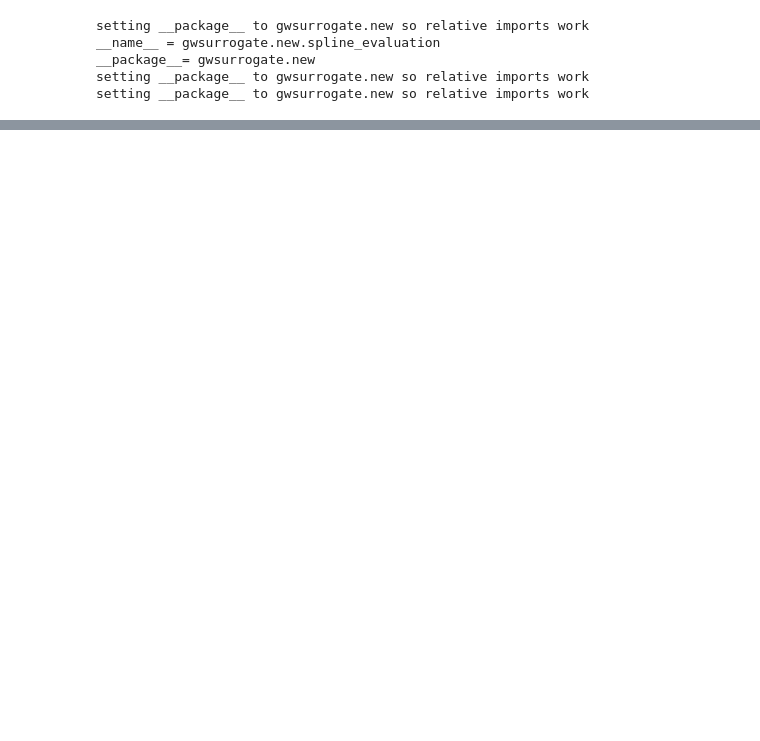
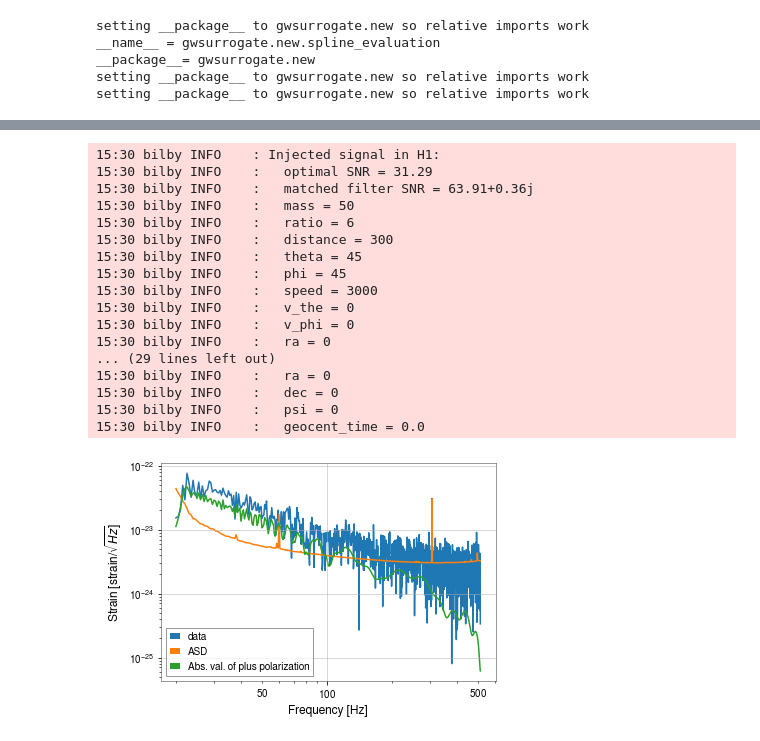
Before and after one commit to hemantaph/bilby, a Jupyter notebook: center of mass/testWaVel.ipynb, the cells around one changed output, grey strips where cells are left out. Cells and saved outputs as stored; diff of their text form; code cells hidden in the pictures; blank space fills up the shorter version.

```diff
--- a/center of mass/testWaVel.ipynb
+++ b/center of mass/testWaVel.ipynb
@@ -19,11 +27,3 @@ __name__ = gwsurrogate.new.spline_evaluation
 __package__= gwsurrogate.new
 setting __package__ to gwsurrogate.new so relative imports work
 setting __package__ to gwsurrogate.new so relative imports work
-# %%
-q = 1.5
-chiA = [0,0,0]
-chiB = [0,0,0]
-times = np.array([-1000, -500])
-f_low = 0
-sur = gwsurrogate.LoadSurrogate('NRHybSur3dq8')
-t, h, dyn = sur(q, chiA, chiB, times=times, f_low=f_low)
@@ -355,11 +36,14 @@ duration = 2.0
 geocent_time = 0.0
 start_time = geocent_time - duration + 0.02
 # %%
+# Load the surrogate model
+surrogate = gwsurrogate.LoadSurrogate('NRHybSur3dq8')
+
 # Define the time-domain model
 def moving_bbh(times, mass, ratio, distance, theta, phi, speed, v_the, v_phi):
 
-    arg_ = {'M_':mass, 'q_':ratio, 'dis_':distance, 'the_':theta, 'phi_':phi, 'v_mag_':speed, 'v_the_':v_the, 'v_phi':v_phi, 'times_':times}
-    fplus = Fn(**arg_)
+    arg_ = {'surrogate_':surrogate,'M_':mass, 'q_':ratio, 'dis_':distance, 'the_':theta, 'phi_':phi, 'v_mag_':speed, 'v_the_':v_the, 'v_phi_':v_phi, 'times_':times}
+    fplus = WaVel.Fn(**arg_)
     h_plus = fplus.WaVe()[0]
     h_cross = fplus.WaVe()[1]
 
@@ -368,8 +76,8 @@ def moving_bbh(times, mass, ratio, distance, theta, phi, speed, v_the, v_phi):
 # Define parameters to inject
 injection_parameters = dict(mass=50, ratio=6, distance=300, theta=45, phi=45, speed=3000, v_the=0, v_phi=0, ra=0, dec=0, psi=0, geocent_time=geocent_time)
 # Generate model with waveform_generator
-waveform = bilby.gw.waveform_generator.WaveformGenerator(sampling_frequency=sampling_frequency, duration=duration, time_domain_source_model=moving_bbh, start_time=start_time)
+waveform_generator = bilby.gw.waveform_generator.WaveformGenerator(sampling_frequency=sampling_frequency, duration=duration, time_domain_source_model=moving_bbh, start_time=start_time)
 # Inject signal into ifos
 ifos = bilby.gw.detector.InterferometerList(['H1', 'L1', 'V1'])
 ifos.set_strain_data_from_power_spectral_densities(sampling_frequency=sampling_frequency, duration=duration, start_time=start_time)
-ifos.inject_signal(waveform_generator=waveform, parameters=injection_parameters)
+ifos.inject_signal(waveform_generator=waveform_generator, parameters=injection_parameters)
@@ -376,3 +119,49 @@ ifos.inject_signal(waveform_generator=waveform, parameters=injection_parameters)
+# %%
+injection = ifos.inject_signal(waveform_generator=waveform_generator,
+                   parameters=injection_parameters)
+
+H1 = ifos[0]
+H1_injection = injection[0]
+
+fig, ax = plt.subplots()
+idxs = H1.strain_data.frequency_mask  # This is a boolean mask of the frequencies which we'll use in the analysis
+ax.loglog(H1.strain_data.frequency_array[idxs],
+          np.abs(H1.strain_data.frequency_domain_strain[idxs]),
+          label="data")
+ax.loglog(H1.frequency_array[idxs],
+          H1.amplitude_spectral_density_array[idxs],
+          label="ASD")
+ax.loglog(H1.frequency_array[idxs],
+          np.abs(H1_injection["cross"][idxs]),
+          label="Abs. val. of plus polarization")
+
+#ax.set_xlim(minimum_frequency,maximum_frequency)
+#ax.set_ylim(1e-26,2.327737159425905e-21)
+
+
+ax.set_xlabel("Frequency [Hz]")
+ax.set_ylabel("Strain [strain/$\sqrt{Hz}$]")
+ax.legend()
+plt.show()
+# %% [output]
+15:30 bilby INFO    : Injected signal in H1:
+15:30 bilby INFO    :   optimal SNR = 31.29
+15:30 bilby INFO    :   matched filter SNR = 63.91+0.36j
+15:30 bilby INFO    :   mass = 50
+15:30 bilby INFO    :   ratio = 6
+15:30 bilby INFO    :   distance = 300
+15:30 bilby INFO    :   theta = 45
+15:30 bilby INFO    :   phi = 45
+15:30 bilby INFO    :   speed = 3000
+15:30 bilby INFO    :   v_the = 0
+15:30 bilby INFO    :   v_phi = 0
+15:30 bilby INFO    :   ra = 0
+... (29 lines left out)
+15:30 bilby INFO    :   ra = 0
+15:30 bilby INFO    :   dec = 0
+15:30 bilby INFO    :   psi = 0
+15:30 bilby INFO    :   geocent_time = 0.0
+[figure, added]
 # %%
 # Create priors
 prior = injection_parameters.copy()
```
Also changed, not shown: parts of 15 cells of this notebook, 14 other files.
